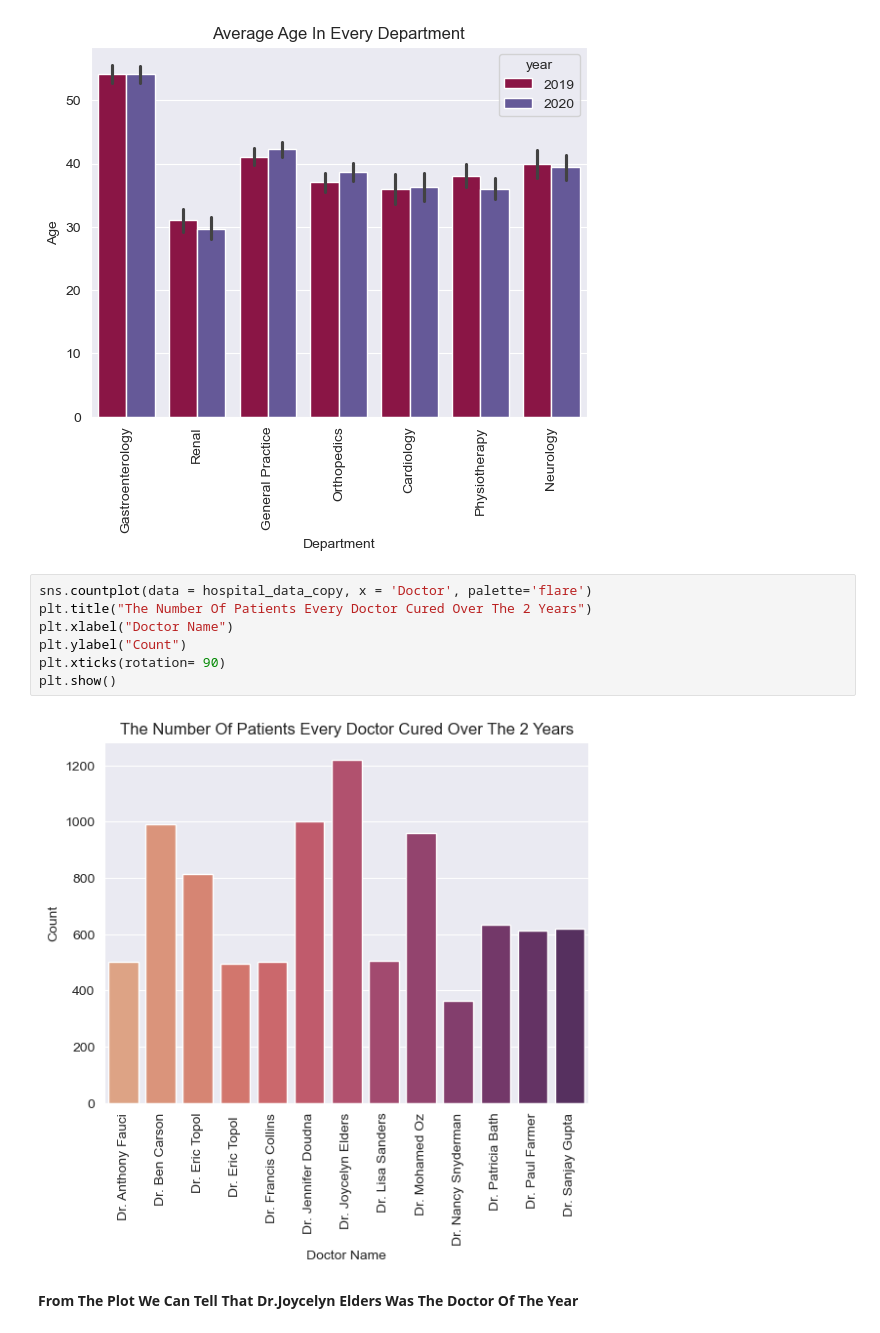
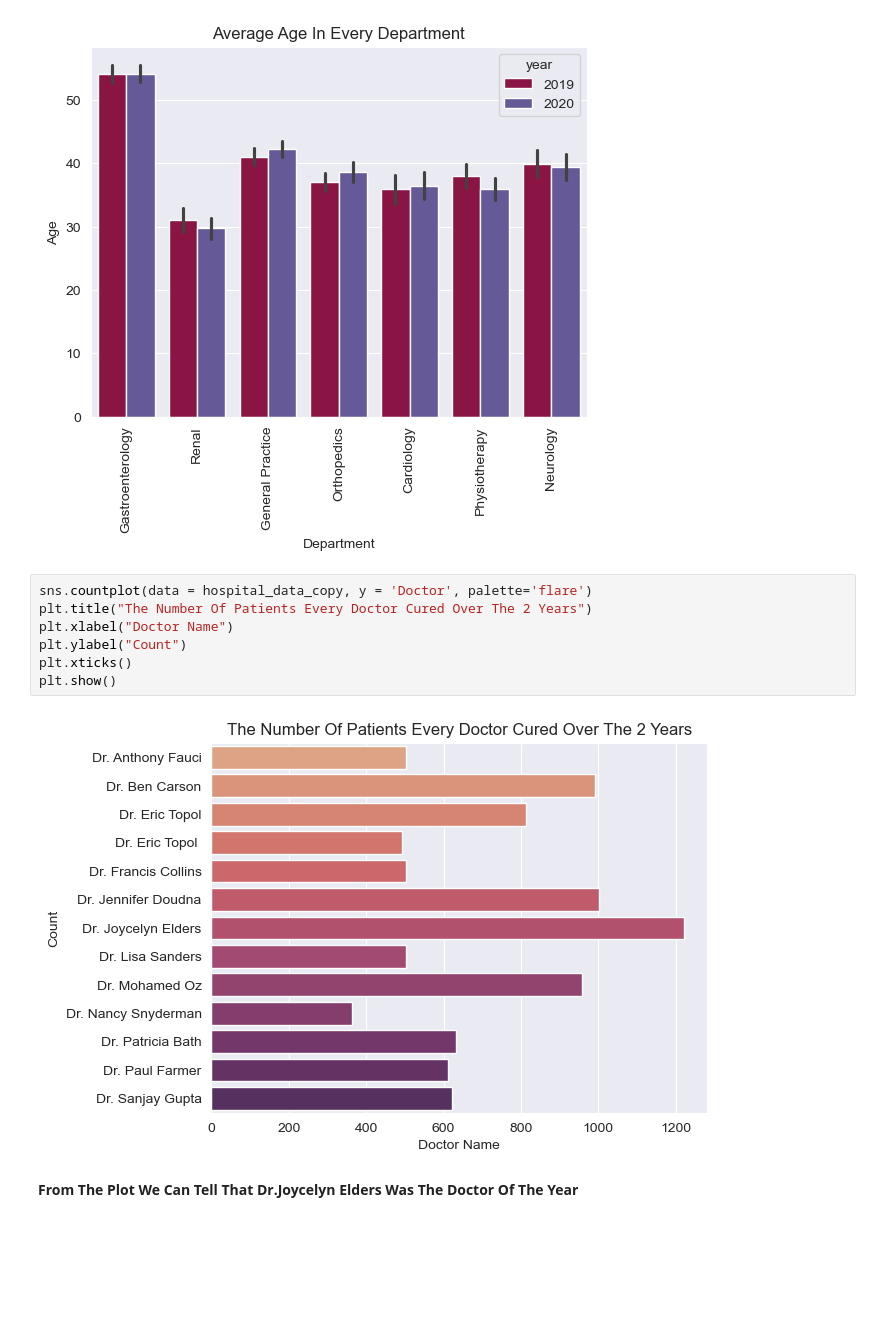
Before and after one commit to Ahmed-level0/Cleaning-Hospital-Data, a Jupyter notebook: cleaningH.ipynb, the cells around one changed output. Drawn from its saved outputs; the diff is of its cells as text; blank space fills up the shorter version.

```diff
--- a/cleaningH.ipynb
+++ b/cleaningH.ipynb
@@ -152,13 +216,13 @@ plt.show()
 # %% [output]
 [figure]
 # %%
-sns.countplot(data = hospital_data_copy, x = 'Doctor', palette='flare')
+sns.countplot(data = hospital_data_copy, y = 'Doctor', palette='flare')
 plt.title("The Number Of Patients Every Doctor Cured Over The 2 Years")
 plt.xlabel("Doctor Name")
 plt.ylabel("Count")
-plt.xticks(rotation= 90)
+plt.xticks()
 plt.show()
 # %% [output]
-[figure, old version]
+[figure, new version]
 # %% [markdown]
 **From The Plot We Can Tell That Dr.Joycelyn Elders Was The Doctor Of The Year**
```
Also changed, not shown: parts of 8 cells of this notebook.
